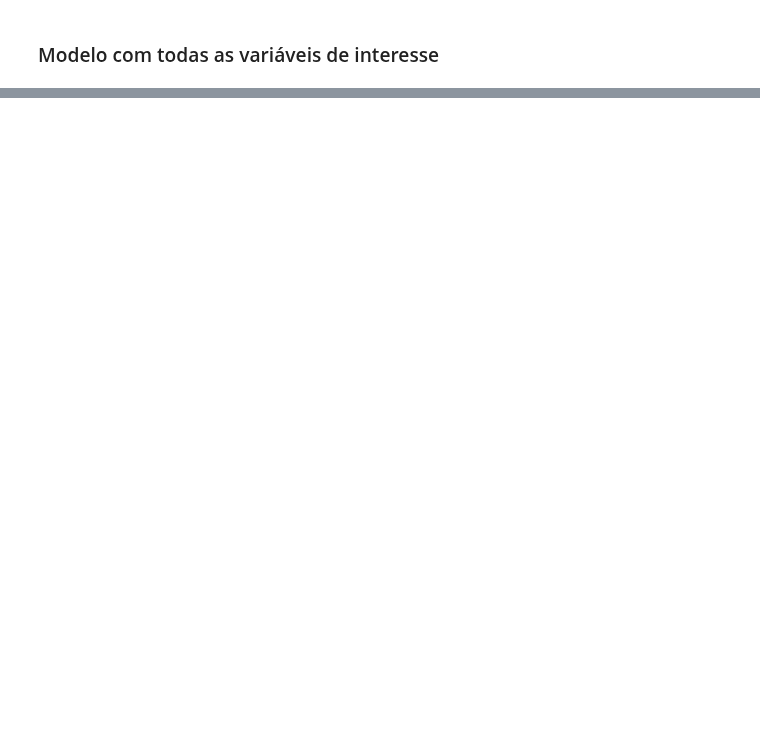
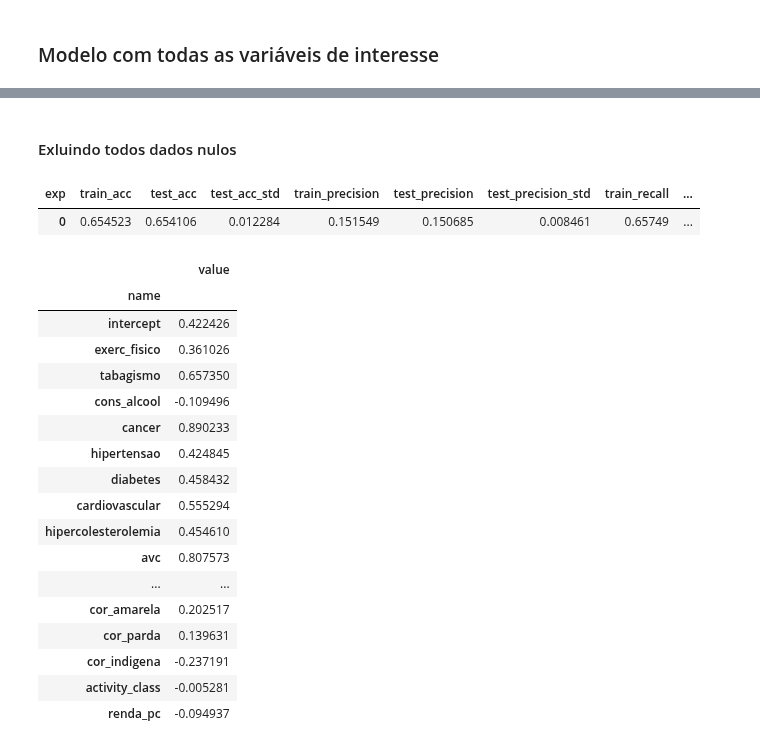
Before and after one commit to datasci4health/projects2023, a Jupyter notebook: DAGroup/notebooks/pns_depression_models.ipynb, the cells around one changed output, grey strips where cells are left out. Saved outputs shown, nothing was run; the diff lists cells and outputs as text; code cells hidden in the pictures; blank space fills up the shorter version.

```diff
--- a/DAGroup/notebooks/pns_depression_models.ipynb
+++ b/DAGroup/notebooks/pns_depression_models.ipynb
@@ -577,0 +383,15 @@ class_idade: 0.1109596535596567
+# %%
+df_total = df_train_total[['sexo', 'estado_civil', 'escolaridade', 'class_idade', 'cor_branca', 'cor_preta', 'cor_amarela', 'cor_parda', 'cor_indigena', 'depression']].dropna()
+X = df_total.drop('depression', axis=1)
+y = df_total['depression']
+
+model = LogisticRegression(max_iter=1000, class_weight='balanced', random_state=42)
+
+model, df_metrics = run_model_dep_classification(model, X, y)
+df_importances = create_df_importances(X.columns, model.coef_[0], model.intercept_[0])
+
+display(df_metrics)
+display(df_importances)
+
+df_metrics_all = append_df_metrics(df_metrics_all, df_metrics, 'log_apenas_sociodemo')
+df_importances_all = append_df_importances(df_importances_all, df_importances, 'log_apenas_sociodemo')
@@ -723,0 +450,40 @@ y = df_total['depression']
+# %% [markdown]
+#### Exluindo todos dados nulos
+# %%
+df_total = copy.deepcopy(df_train_total)
+df_total = df_total.dropna()
+
+X = df_total.drop('depression', axis=1)
+y = df_total['depression']
+
+model = LogisticRegression(max_iter=1000, class_weight='balanced', random_state=42)
+
+model, df_metrics = run_model_dep_classification(model, X, y)
+df_importances = create_df_importances(X.columns, model.coef_[0], model.intercept_[0])
+
+display(df_metrics)
+display(df_importances)
+
+df_metrics_all = append_df_metrics(df_metrics_all, df_metrics, 'log_all_dropna')
+df_importances_all = append_df_importances(df_importances_all, df_importances, 'log_all_dropna')
+# %% [output]
+| exp | train_acc | test_acc | test_acc_std | train_precision | test_precision | test_precision_std | train_recall | ... |
+| 0 | 0.654523 | 0.654106 | 0.012284 | 0.151549 | 0.150685 | 0.008461 | 0.65749 | ... |
+|  | value |
+| name |  |
+| intercept | 0.422426 |
+| exerc_fisico | 0.361026 |
+| tabagismo | 0.657350 |
+| cons_alcool | -0.109496 |
+| cancer | 0.890233 |
+| hipertensao | 0.424845 |
+| diabetes | 0.458432 |
+| cardiovascular | 0.555294 |
+| hipercolesterolemia | 0.454610 |
+| avc | 0.807573 |
+| ... | ... |
+| cor_amarela | 0.202517 |
+| cor_parda | 0.139631 |
+| cor_indigena | -0.237191 |
+| activity_class | -0.005281 |
+| renda_pc | -0.094937 |
```
Also changed, not shown: parts of 109 cells of this notebook, 4 other files.
